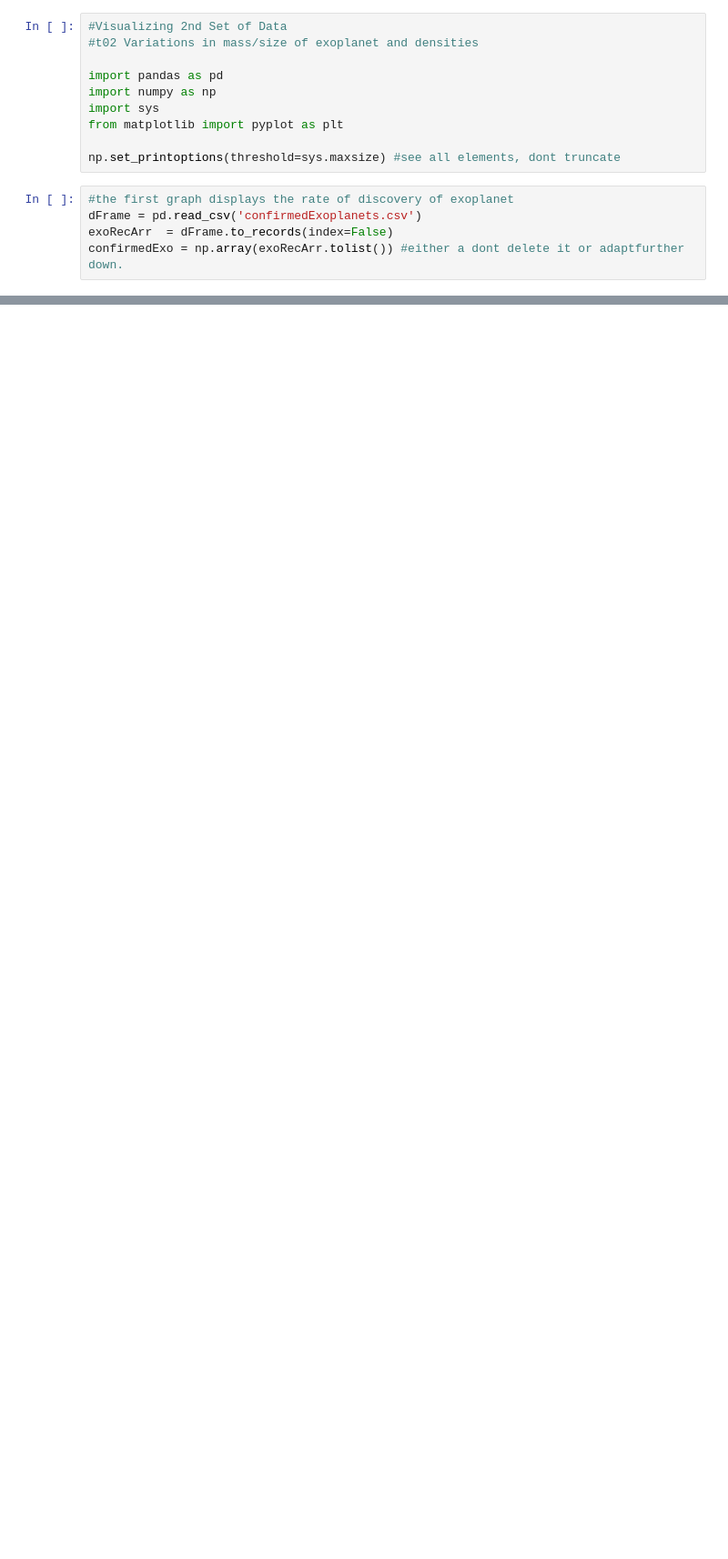
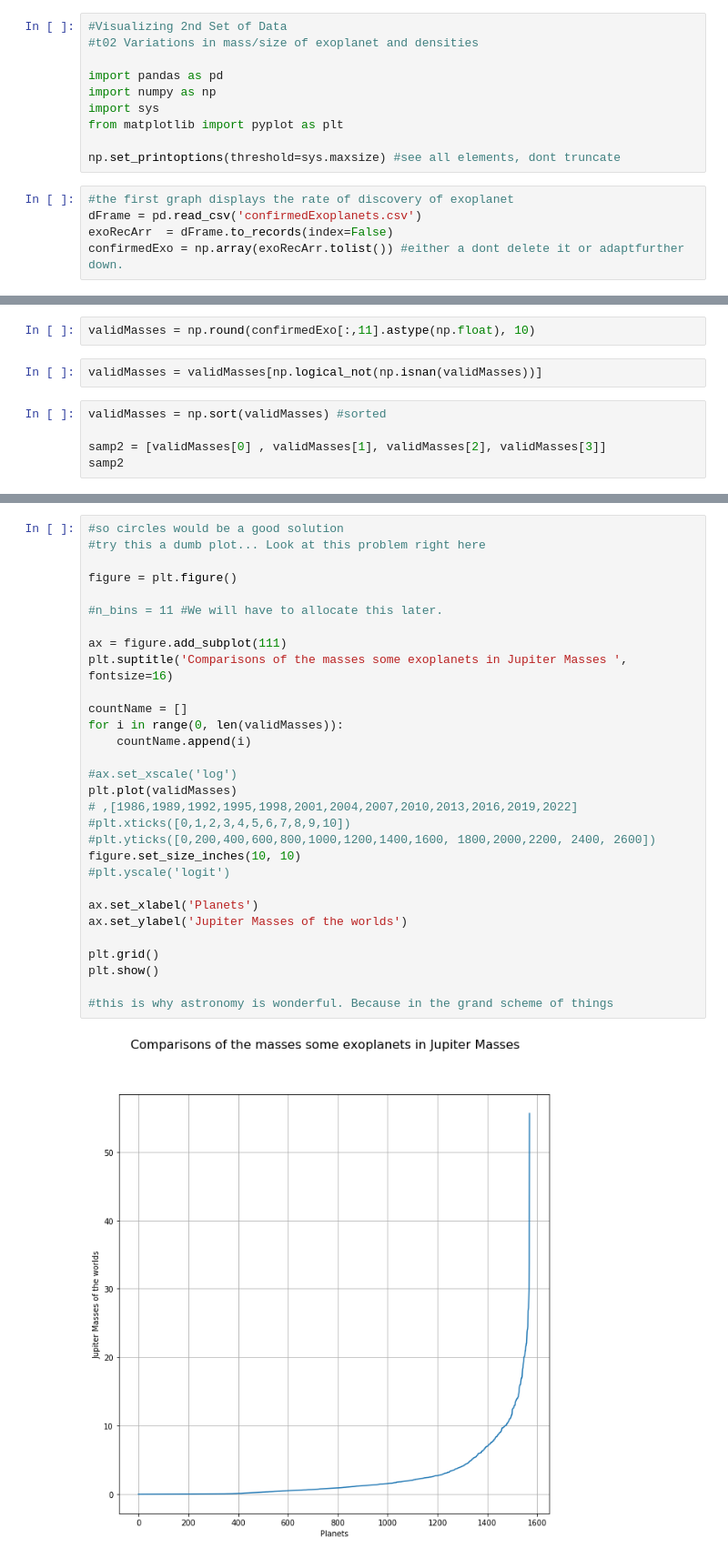
Before and after one commit to coderXmachina2/infographicaGalactica, a Jupyter notebook: t02SizeMassDensityVariationsOfPlaents.ipynb, the cells around one changed output, grey strips where cells are left out. Shown: that part at 91% size. Cells and saved outputs as stored; diff of their text form; blank space fills up the shorter version.

```diff
--- a/t02SizeMassDensityVariationsOfPlaents.ipynb
+++ b/t02SizeMassDensityVariationsOfPlaents.ipynb
@@ -193,0 +151,9 @@ plt.show()
+# %%
+validMasses = np.round(confirmedExo[:,11].astype(np.float), 10)
+# %%
+validMasses = validMasses[np.logical_not(np.isnan(validMasses))]
+# %%
+validMasses = np.sort(validMasses) #sorted
+
+samp2 = [validMasses[0] , validMasses[1], validMasses[2], validMasses[3]]
+samp2
@@ -193,0 +188,32 @@ plt.show()
+# %%
+#so circles would be a good solution
+#try this a dumb plot... Look at this problem right here
+
+figure = plt.figure()
+
+#n_bins = 11 #We will have to allocate this later.
+
+ax = figure.add_subplot(111)
+plt.suptitle('Comparisons of the masses some exoplanets in Jupiter Masses ', fontsize=16)
+
+countName = []
+for i in range(0, len(validMasses)):
+    countName.append(i)
+
+#ax.set_xscale('log')
+plt.plot(validMasses)
+# ,[1986,1989,1992,1995,1998,2001,2004,2007,2010,2013,2016,2019,2022]
+#plt.xticks([0,1,2,3,4,5,6,7,8,9,10])
+#plt.yticks([0,200,400,600,800,1000,1200,1400,1600, 1800,2000,2200, 2400, 2600])
+figure.set_size_inches(10, 10)
+#plt.yscale('logit')
+
+ax.set_xlabel('Planets')
+ax.set_ylabel('Jupiter Masses of the worlds')
+
+plt.grid()
+plt.show()
+
+#this is why astronomy is wonderful. Because in the grand scheme of things
+# %% [output]
+[figure, added]
```
Also changed, not shown: parts of 53 cells of this notebook, 11 other files.
